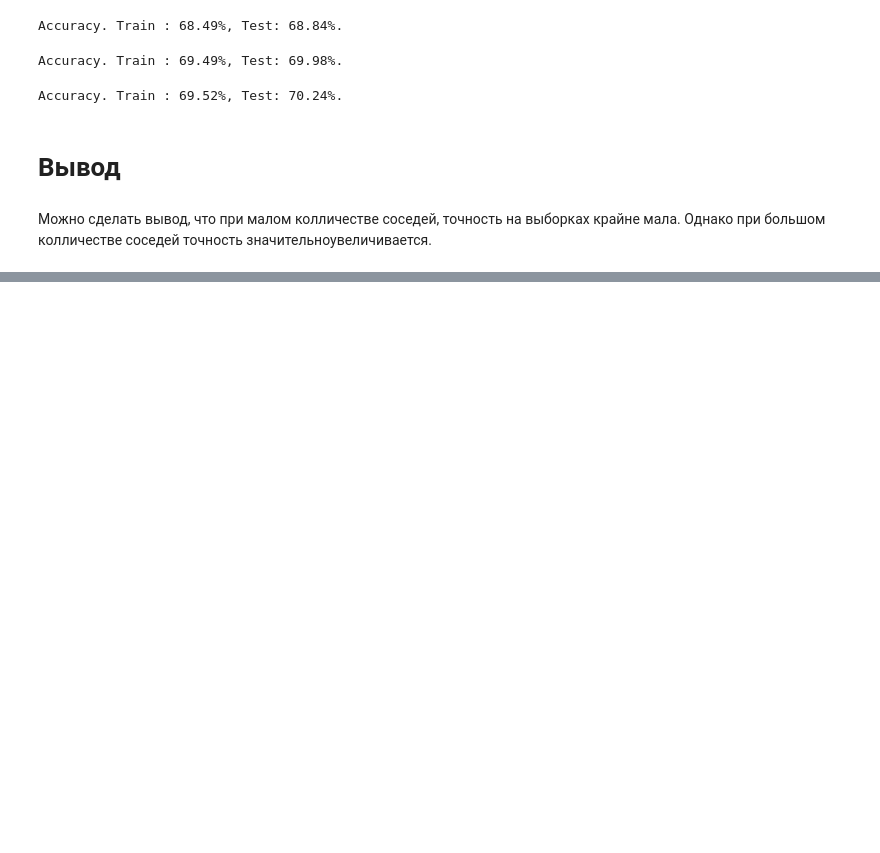
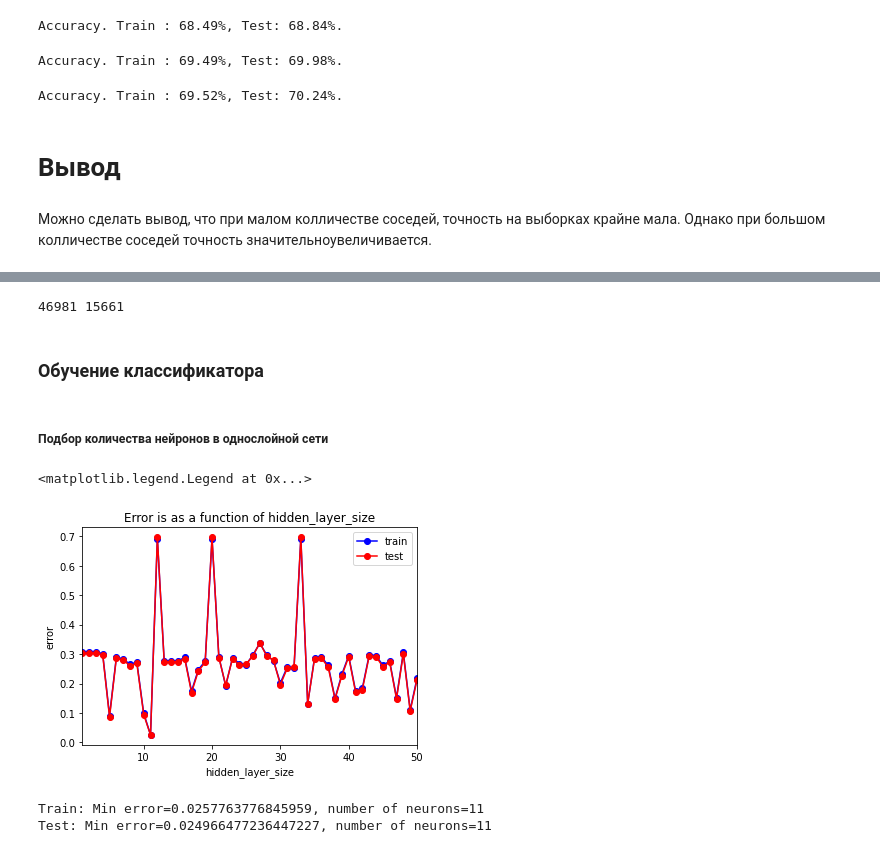
Before and after one commit to kuznetsov-ns/MLmag, a Jupyter notebook: Salary_Data_hw1.ipynb, the cells around one changed output, grey strips where cells are left out. Drawn from its saved outputs; the diff is of its cells as text; code cells hidden in the pictures; blank space fills up the shorter version.

```diff
--- a/Salary_Data_hw1.ipynb
+++ b/Salary_Data_hw1.ipynb
@@ -446,0 +449,8 @@ Accuracy. Train : 69.52%, Test: 70.24%.
+# %%
+new_data = data_new.copy()
+new_data.drop(['company', 'location', 'tag'], axis=1, inplace = True)
+
+X = new_data.drop('binary_salary', axis = 1) # выбрасываем столбец 'binary_salary'
+y = new_data['binary_salary']
+feature_names = X.columns
+feature_names
@@ -446,0 +474,12 @@ Accuracy. Train : 69.52%, Test: 70.24%.
+# %%
+from sklearn.model_selection import train_test_split
+
+X_train, X_test, y_train, y_test = train_test_split(X, y, test_size = 0.25, random_state = 42)
+N_train, _ = X_train.shape
+N_test,  _ = X_test.shape
+
+print(N_train, N_test)
+# %% [output]
+46981 15661
+# %% [markdown]
+### Обучение классификатора
@@ -446,0 +490,38 @@ Accuracy. Train : 69.52%, Test: 70.24%.
+# %% [markdown]
+##### Подбор количества нейронов в однослойной сети
+# %%
+hidden_layer_size = np.linspace(1, 50, 50)
+hidden_layer_size = hidden_layer_size.astype(int)
+test_err, train_err = [], []
+train_acc, test_acc = [], []
+
+for size in tqdm(hidden_layer_size):
+    model = MLPClassifier(hidden_layer_sizes=(size,),
+                          solver='adam', activation='relu', max_iter=1000, random_state=42)
+    model.fit(X_train, y_train)
+
+    y_train_pred = model.predict(X_train)
+    y_test_pred = model.predict(X_test)
+
+    train_err.append(np.mean(y_train != y_train_pred))
+    test_err.append(np.mean(y_test != y_test_pred))
+
+    train_acc.append(accuracy_score(y_train, y_train_pred))
+    test_acc.append(accuracy_score(y_test, y_test_pred))
+# %%
+plt.plot(hidden_layer_size, train_err, 'b-o', label = 'train')
+plt.plot(hidden_layer_size, test_err, 'r-o', label = 'test')
+plt.xlim([np.min(hidden_layer_size), np.max(hidden_layer_size)])
+plt.title('Error is as a function of hidden_layer_size')
+plt.xlabel('hidden_layer_size')
+plt.ylabel('error')
+plt.legend()
+# %% [output]
+<matplotlib.legend.Legend at 0x...>
+[figure, added]
+# %%
+print("Train: Min error={0}, number of neurons={1}".format(np.min(train_err), hidden_layer_size[np.argmin(train_err)]))
+print("Test: Min error={0}, number of neurons={1}".format(np.min(test_err), hidden_layer_size[np.argmin(test_err)]))
+# %% [output]
+Train: Min error=0.0257763776845959, number of neurons=11
+Test: Min error=0.024966477236447227, number of neurons=11
```
Also changed, not shown: parts of 32 cells of this notebook.
